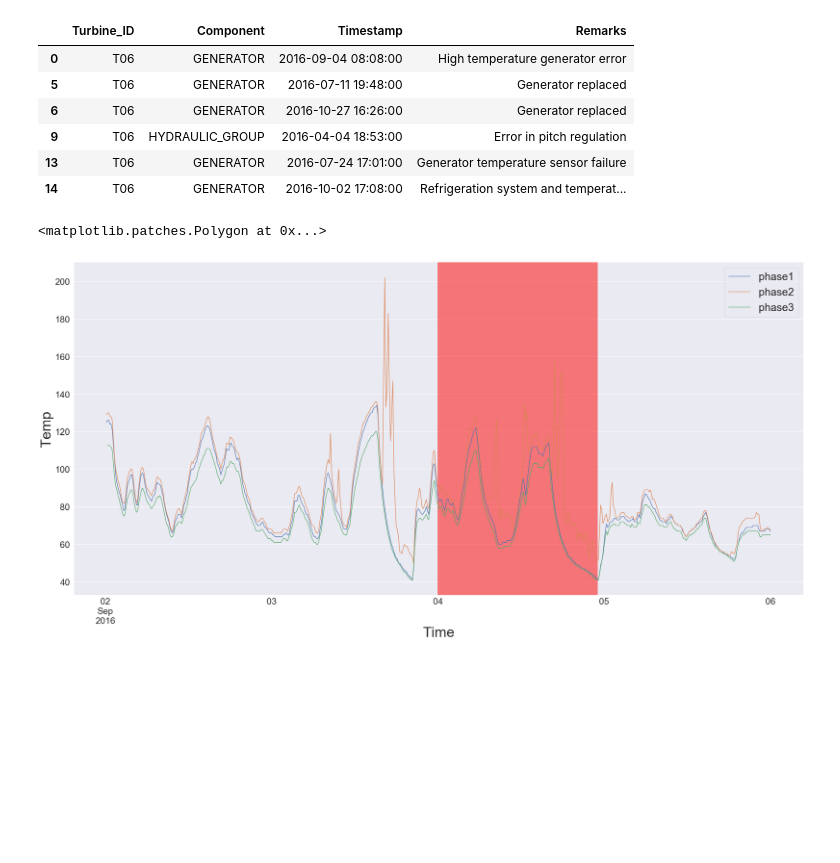
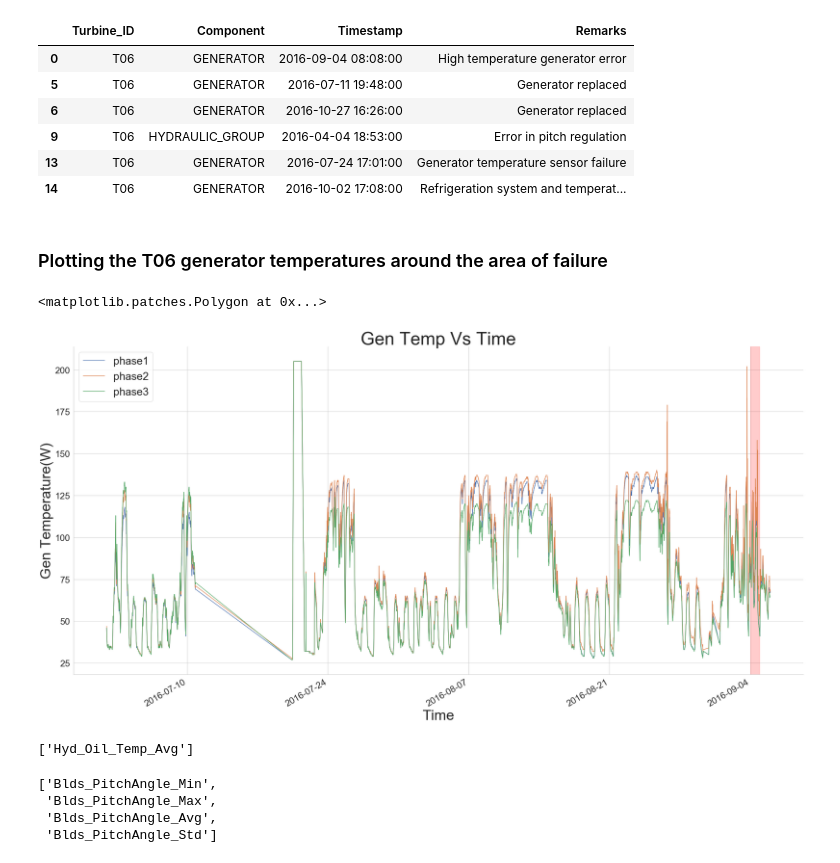
Before and after one commit to Panky-codes/HTW2018, a Jupyter notebook: Hackathon_2016EDA.ipynb, the cells around one changed output. Saved outputs shown, nothing was run; the diff lists cells and outputs as text; code cells hidden in the pictures; blank space fills up the shorter version.

```diff
--- a/Hackathon_2016EDA.ipynb
+++ b/Hackathon_2016EDA.ipynb
@@ -16,3 +16,4 @@ wind_signals= pd.read_csv('htw-wind-farm-1-signals-2016.csv', sep=';')
 wind_errors= pd.read_csv('htw-failures-2016.csv', sep=';')
 #wind_signals= pd.read_csv('D:\Education\Hackathon2018\2016\htw-wind-farm-1-signals-2016', sep=';')
 #wind_signals.isnull().any()
+wind_signals = wind_signals.interpolate() # interpolate to remove NA
@@ -105,14 +110,18 @@ def giv_time(df1,start_time,end_time):
 ### Plotting temperature values for T06 turbine
 # %%
 plt.rcParams['figure.figsize'] =(30,15)
+sns.set_style("whitegrid")
+plt.rc('xtick', labelsize=25)
+plt.rc('ytick', labelsize=25)
 fig, axis = plt.subplots()
 T06.Gen_Phase1_Temp_Avg.plot(label='phase1')
 T06.Gen_Phase2_Temp_Avg.plot(label='phase2')
 T06.Gen_Phase3_Temp_Avg.plot(label='phase3')
-axis.set_xlabel('Time',fontsize=20)
-axis.set_ylabel('Power (W)',fontsize=20)
+axis.set_xlabel('Time',fontsize=30)
+axis.set_ylabel('Power (W)',fontsize=30)
+plt.axvspan('2016-09-02 00:00:00','2016-09-04 23:00:00', color='red', alpha=0.4)
 #axis.yaxis.set_tick_params(labelsize=15)
-plt.legend()
+plt.legend(prop={'size': 30})
 plt.tight_layout()
 plt.ylabel("Temp")
 sns.despine()
@@ -128,23 +137,37 @@ T06_errors
 | 9 | T06 | HYDRAULIC_GROUP | 2016-04-04 18:53:00 | Error in pitch regulation |
 | 13 | T06 | GENERATOR | 2016-07-24 17:01:00 | Generator temperature sensor failure |
 | 14 | T06 | GENERATOR | 2016-10-02 17:08:00 | Refrigeration system and temperat... |
+# %% [markdown]
+### Plotting the T06 generator temperatures around the area of failure
 # %%
 plt.rc('xtick', labelsize=25)
 plt.rc('ytick', labelsize=25)
+sns.set_style("whitegrid")
 fig, axis = plt.subplots()
-T06_temerr = giv_time(T06,'2016-09-02 00:00:00','2016-09-06 00:00:00')
+T06_temerr = giv_time(T06,'2016-07-02 00:00:00','2016-09-06 00:00:00') #Fn used to extract the values bt str & end
 T06_temerr.Gen_Phase1_Temp_Avg.plot(label='phase1')
 T06_temerr.Gen_Phase2_Temp_Avg.plot(label='phase2')
 T06_temerr.Gen_Phase3_Temp_Avg.plot(label='phase3')
 axis.set_xlabel('Time',fontsize=40)
-axis.set_ylabel('Power (W)',fontsize=40)
+axis.set_ylabel('Gen Temperature(W)',fontsize=40)
 plt.legend(prop={'size': 30})
 plt.tight_layout()
-plt.ylabel("Temp")
+plt.title("Gen Temp Vs Time",fontsize=50)
 sns.despine()
-plt.axvspan('2016-09-04 00:00:00','2016-09-04 23:00:00', color='red', alpha=0.5)
+plt.axvspan('2016-09-04 00:00:00','2016-09-04 23:00:00', color='red', alpha=0.2)
 #plt.axvspan('2016-08-21 00:00:00', '2016-08-23 00:00:00', color='red', alpha=0.5)
 #2016-09-04 08:08:00
 # %% [output]
 <matplotlib.patches.Polygon at 0x...>
-[figure, old version]
+[figure, new version]
+# %%
+pitch_par = fin_par('Pitch',T06.columns)
+hyd_par = fin_par('Hyd',T06.columns)
+print(hyd_par)
+pitch_par
+# %% [output]
+['Hyd_Oil_Temp_Avg']
+['Blds_PitchAngle_Min',
+ 'Blds_PitchAngle_Max',
+ 'Blds_PitchAngle_Avg',
+ 'Blds_PitchAngle_Std']
```
Also changed, not shown: parts of 21 cells of this notebook.
